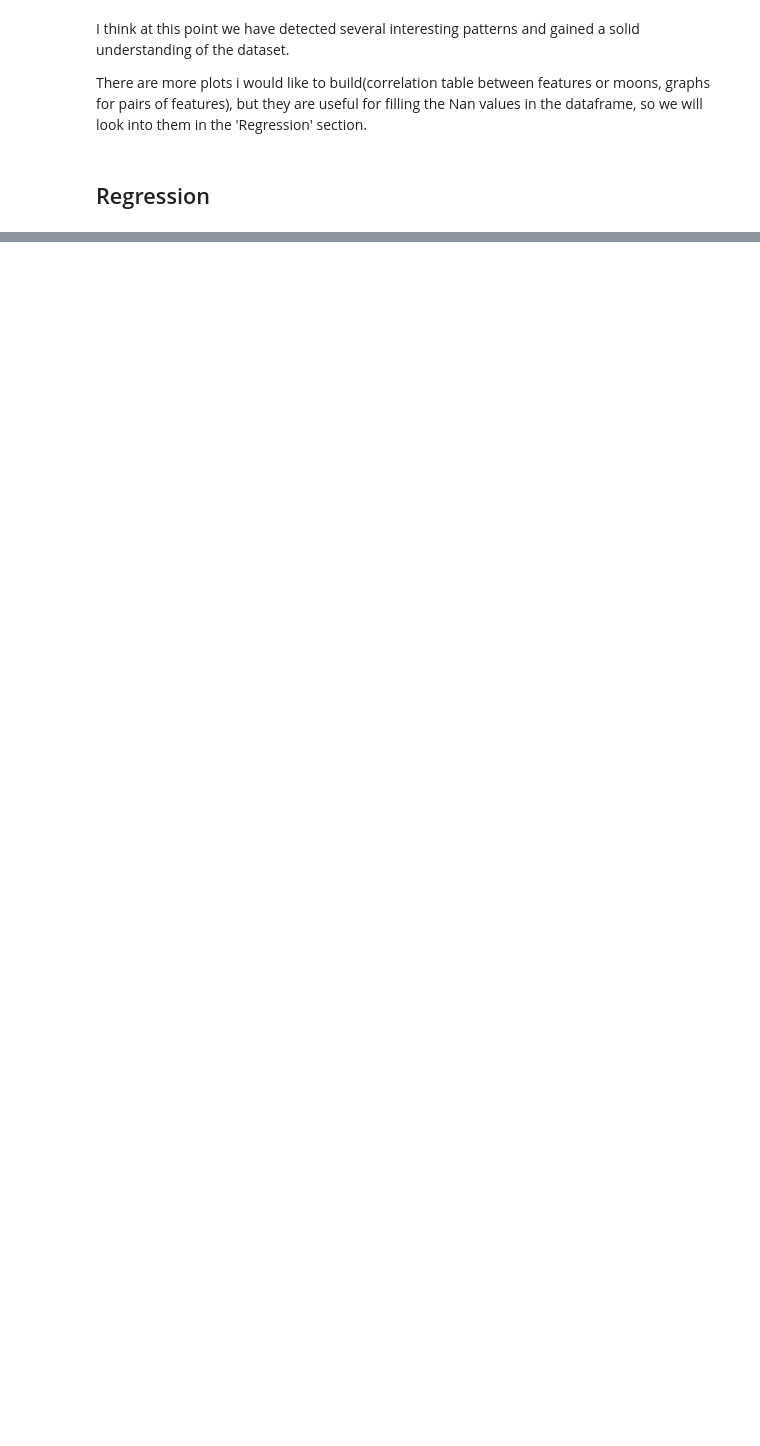
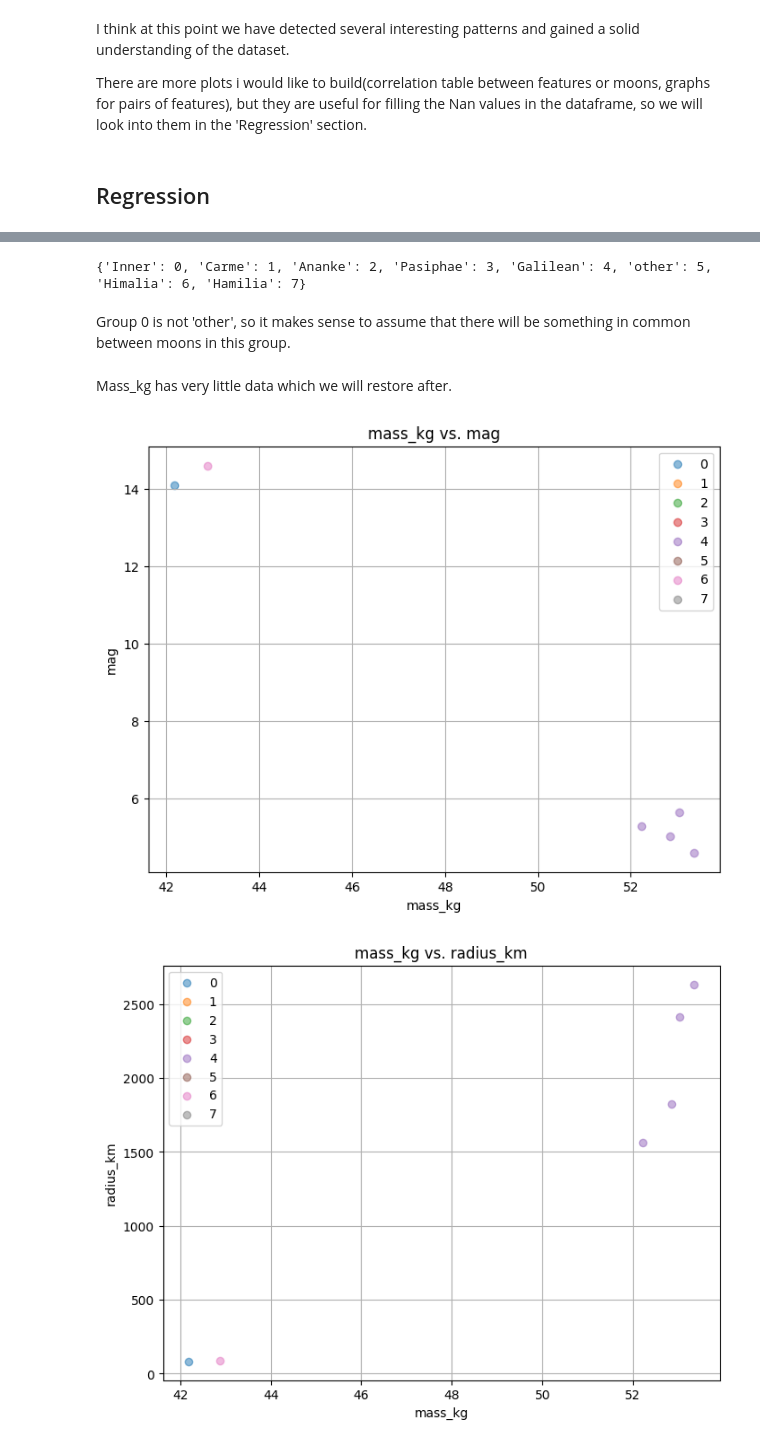
Before and after one commit to lt22412/jupiters_moons_project, a Jupyter notebook: jupiter_analysis.ipynb, the cells around one changed output, grey strips where cells are left out. Saved outputs shown, nothing was run; the diff lists cells and outputs as text; code cells hidden in the pictures; blank space fills up the shorter version.

```diff
--- a/jupiter_analysis.ipynb
+++ b/jupiter_analysis.ipynb
@@ -466,0 +569,18 @@ The aim here is to fill missing nan values in mag and mass features, they perhap
+# %%
+print(moons.group_dictionary)
+# %% [output]
+{'Inner': 0, 'Carme': 1, 'Ananke': 2, 'Pasiphae': 3, 'Galilean': 4, 'other': 5, 'Himalia': 6, 'Hamilia': 7}
+# %% [markdown]
+Group 0 is not 'other', so it makes sense to assume that there will be something in common between moons in this group.
+# %% [markdown]
+Mass_kg has very little data which we will restore after.
+# %%
+moons.plot_columns('mass_kg','mag',use_group=True)
+moons.plot_columns('mass_kg','radius_km',use_group=True)
+moons.plot_columns('mass_kg','distance_km',use_group=True)
+moons.plot_columns('mass_kg','period_days',use_group=True)
+moons.plot_columns('mass_kg','inclination_deg',use_group=True)
+moons.plot_columns('mass_kg','ecc',use_group=True)
+# %% [output]
+[figure, added]
+[figure, added]
```
Also changed, not shown: parts of 30 cells of this notebook, 1 other file.
